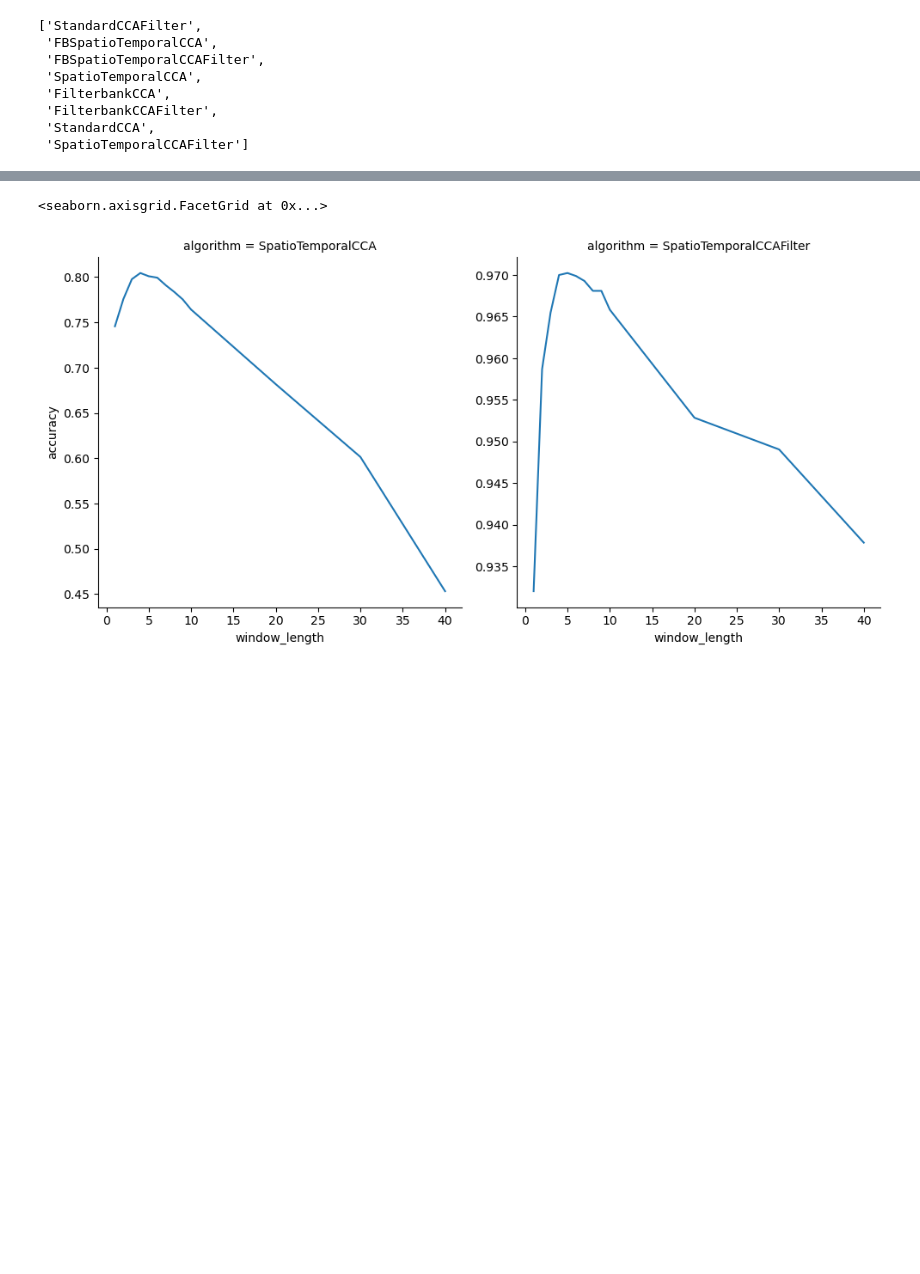
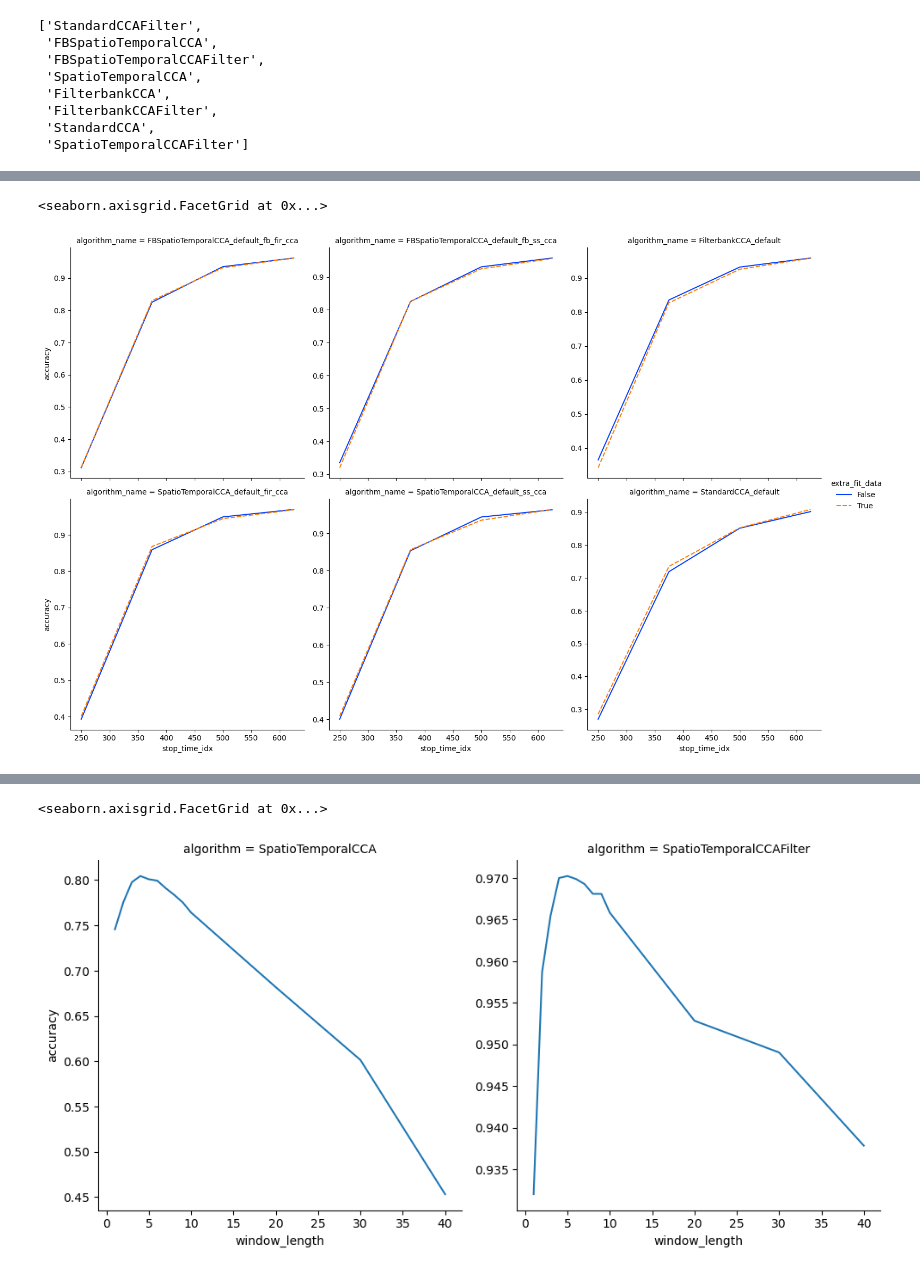
Before and after one commit to cerqueirajc/ssvep-bci-project, a Jupyter notebook: notebooks/display_results_3_overall.ipynb, the cells around one changed output, grey strips where cells are left out. Saved outputs shown, nothing was run; the diff lists cells and outputs as text; code cells hidden in the pictures; blank space fills up the shorter version.

```diff
--- a/notebooks/display_results_3_overall.ipynb
+++ b/notebooks/display_results_3_overall.ipynb
@@ -117,0 +172,18 @@ grouped_results[lambda x: x["count"] == 35]
+# %%
+sns.relplot(
+    data=grouped_results_base
+    [lambda x: x["stop_time_idx"] <= 625]
+    [lambda x: x["mode"] == "filter"],
+    x="stop_time_idx",
+    col="algorithm_name",
+    col_wrap=3,
+    hue="extra_fit_data",
+    style="extra_fit_data",
+    y="accuracy",
+    kind="line",
+    facet_kws={"sharey": False},
+    palette="bright"
+)
+# %% [output]
+<seaborn.axisgrid.FacetGrid at 0x...>
+[figure, added]
```
Also changed, not shown: parts of 21 cells of this notebook, 19 other files.
